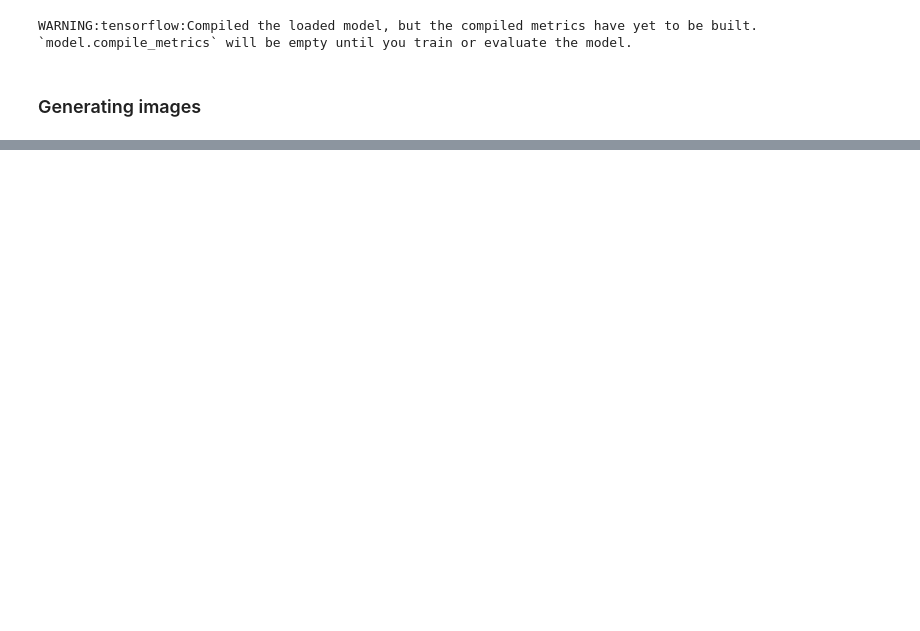
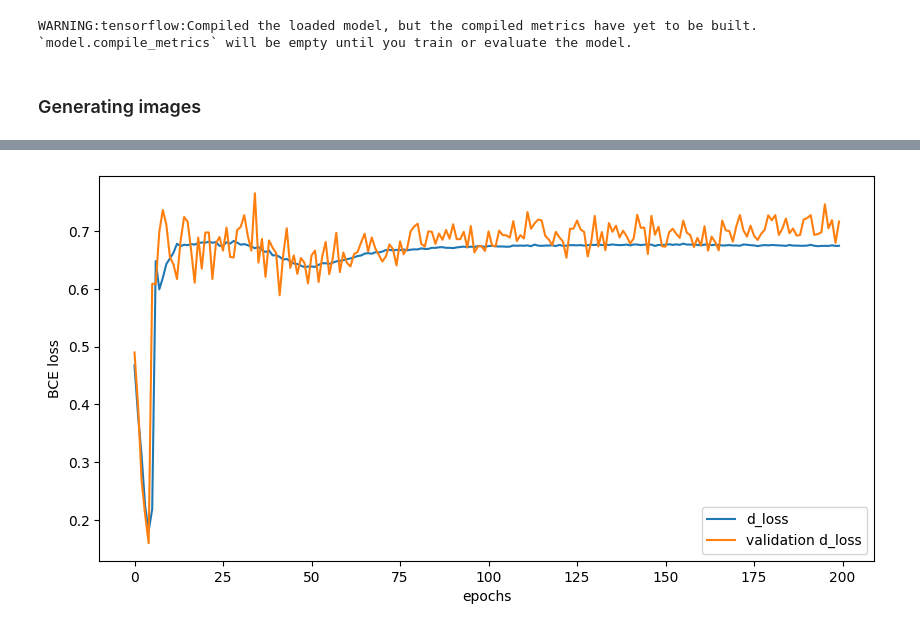
Before and after one commit to Lisa-dk/self-supervised-mnist, a Jupyter notebook: mnist_gan.ipynb, the cells around one changed output, grey strips where cells are left out. Drawn from its saved outputs; the diff is of its cells as text; code cells hidden in the pictures; blank space fills up the shorter version.

```diff
--- a/mnist_gan.ipynb
+++ b/mnist_gan.ipynb
@@ -321,0 +304,26 @@ Epoch 100/100
+# %%
+def save_img_on_epoch_end(epoch):
+    os.makedirs("./results/gan_imgs/", exist_ok=True)
+    labels = [i%10 for i in range(100)]
+    one_hot_labels = tf.keras.utils.to_categorical(labels, num_classes)
+
+    # Sample random points in the latent space.
+    random_latent_vectors = tf.random.normal(
+        shape=(100, latent_dim), seed=1337
+    )
+
+    random_vector_labels = tf.concat(
+        [random_latent_vectors, one_hot_labels], axis=1
+    )
+
+    predictions = cgan.generator(random_vector_labels, training=False)
+
+    fig = plt.figure(figsize=(10, 10))
+
+    for i in range(predictions.shape[0]):
+        plt.subplot(10,10, i+1)
+        plt.imshow(predictions[i, :, :, 0], cmap='gray')
+        plt.axis('off')
+
+    plt.savefig('./results/gan_imgs/image_at_epoch_{:04d}.png'.format(epoch))
+    plt.close()
@@ -356,0 +515,15 @@ tf.Tensor([ 18 128], shape=(2,), dtype=int32)
+# %%
+d_loss = history.history['d_loss']
+val_d_loss = history.history['val_d_loss']
+
+fig = plt.figure(figsize=(10, 5))
+
+plt.plot(d_loss, label="d_loss")
+plt.plot(val_d_loss, label="validation d_loss")
+plt.legend()
+plt.xlabel("epochs")
+plt.ylabel("BCE loss")
+plt.savefig("./results/discriminator_loss_100e.png", dpi=300)
+plt.show()
+# %% [output]
+[figure, added]
```
Also changed, not shown: parts of 17 cells of this notebook, 3 other files.
